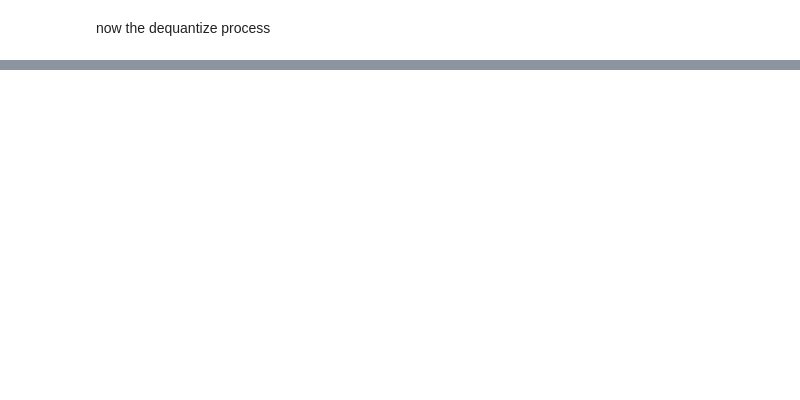
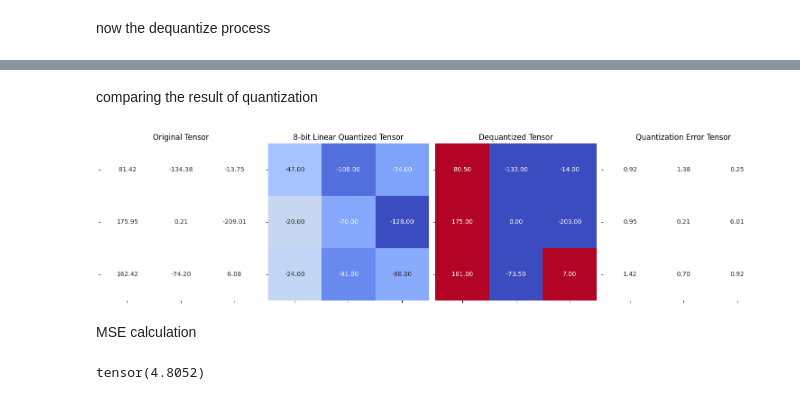
Before and after one commit to Mahdi-Golizadeh/MODEL-COMPRESSION, a Jupyter notebook: linear_quantization/quantizeAndDequantize_linearly.ipynb, the cells around one changed output, grey strips where cells are left out. Cells and saved outputs as stored; diff of their text form; code cells hidden in the pictures; blank space fills up the shorter version.

```diff
--- a/linear_quantization/quantizeAndDequantize_linearly.ipynb
+++ b/linear_quantization/quantizeAndDequantize_linearly.ipynb
@@ -7,3 +12,38 @@ import torch
+# %%
+def plot_matrix(tensor, ax, title, vmin=0, vmax=1, cmap=None):
+    """
+    Plot a heatmap of tensors using seaborn
+    """
+    sns.heatmap(tensor.cpu().numpy(), ax=ax, vmin=vmin, vmax=vmax, cmap=cmap, annot=True, fmt=".2f", cbar=False)
+    ax.set_title(title)
+    ax.set_yticklabels([])
+    ax.set_xticklabels([])
+
+
+def plot_quantization_errors(original_tensor, quantized_tensor, dequantized_tensor, dtype = torch.int8, n_bits = 8):
+    """
+    A method that plots 4 matrices, the original tensor, the quantized tensor
+    the de-quantized tensor and the error tensor.
+    """
+    # Get a figure of 4 plots
+    fig, axes = plt.subplots(1, 4, figsize=(15, 4))
+
+    # Plot the first matrix
+    plot_matrix(original_tensor, axes[0], 'Original Tensor', cmap=ListedColormap(['white']))
+
+    # Get the quantization range and plot the quantized tensor
+    q_min, q_max = torch.iinfo(dtype).min, torch.iinfo(dtype).max
+    plot_matrix(quantized_tensor, axes[1], f'{n_bits}-bit Linear Quantized Tensor', vmin=q_min, vmax=q_max, cmap='coolwarm')
+
+    # Plot the de-quantized tensors
+    plot_matrix(dequantized_tensor, axes[2], 'Dequantized Tensor', cmap='coolwarm')
+
+    # Get the quantization errors
+    q_error_tensor = abs(original_tensor - dequantized_tensor)
+    plot_matrix(q_error_tensor, axes[3], 'Quantization Error Tensor', cmap=ListedColormap(['white']))
+
+    fig.tight_layout()
+    plt.show()
 # %% [markdown]
 to have linear quantization with zero point and arbitrary scale
 # %%
@@ -63,0 +104,14 @@ dequantized_tensor, input_tensor
+# %% [markdown]
+comparing the result of quantization
+# %%
+plot_quantization_errors(input_tensor,
+                         quantized_tensor,
+                         dequantized_tensor)
+# %% [output]
+[figure, added]
+# %% [markdown]
+MSE calculation
+# %%
+(dequantized_tensor - input_tensor).square().mean()
+# %% [output]
+tensor(4.8052)
```
Also changed, not shown: parts of 6 cells of this notebook.
